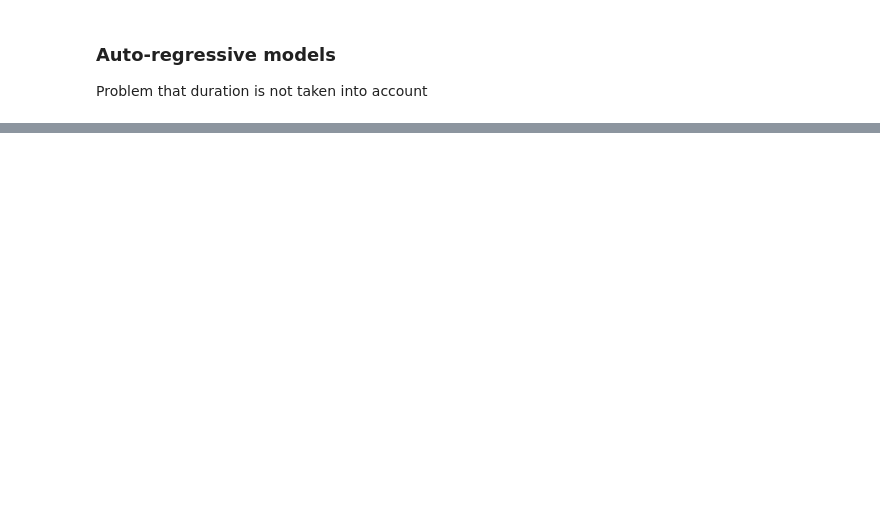
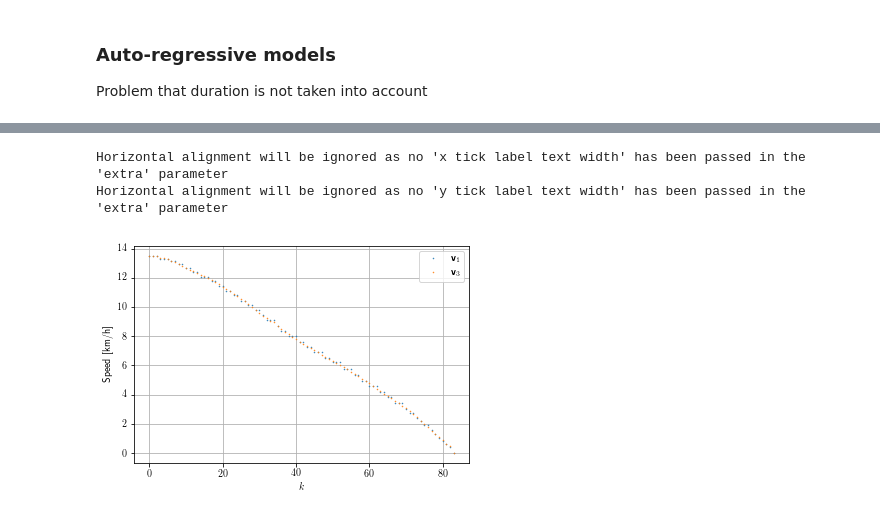
Before and after one commit to ErwindeGelder/ScenarioDomainModel, a Jupyter notebook: 20180207 Similarity/similarity_measures.ipynb, the cells around one changed output, grey strips where cells are left out. Saved outputs shown, nothing was run; the diff lists cells and outputs as text; code cells hidden in the pictures; blank space fills up the shorter version.

Commit message:
Section on Dynamic Time Warping

```diff
--- a/20180207 Similarity/similarity_measures.ipynb
+++ b/20180207 Similarity/similarity_measures.ipynb
@@ -406 +509,16 @@ table_distance(V, d.dtw)
+# %%
+# Show warping path between v1 and v3
+d.dtw(V[0], V[2])
+wx, wy = d.compute_warpings()
+plt.plot(V[0][wx], '.', label=r'$\textbf{v}_1$', ms=1)
+plt.plot(V[2][wy], '.', label=r'$\textbf{v}_3$', ms=1)
+plt.xlabel('$k$')
+plt.ylabel('Speed [km/h]')
+plt.grid('on')
+plt.legend()
+tikz('dtw_warped_series')
+# %% [output]
+Horizontal alignment will be ignored as no 'x tick label text width' has been passed in the 'extra' parameter
+Horizontal alignment will be ignored as no 'y tick label text width' has been passed in the 'extra' parameter
+[figure, added]
 # %%
```
Also changed, not shown: parts of 28 cells of this notebook, 10 other files.
